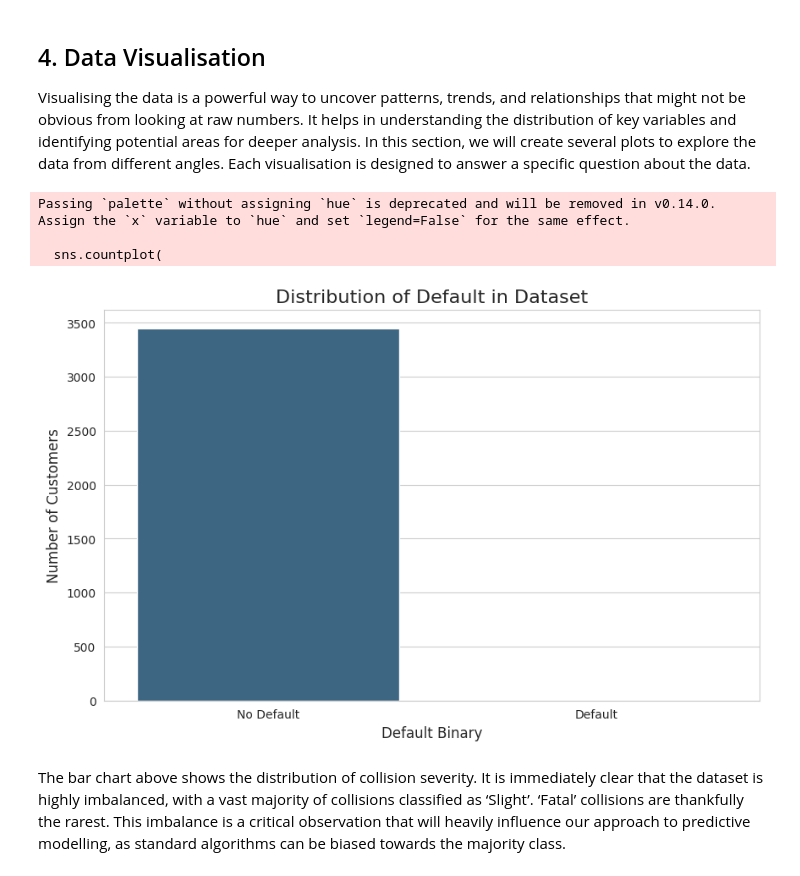
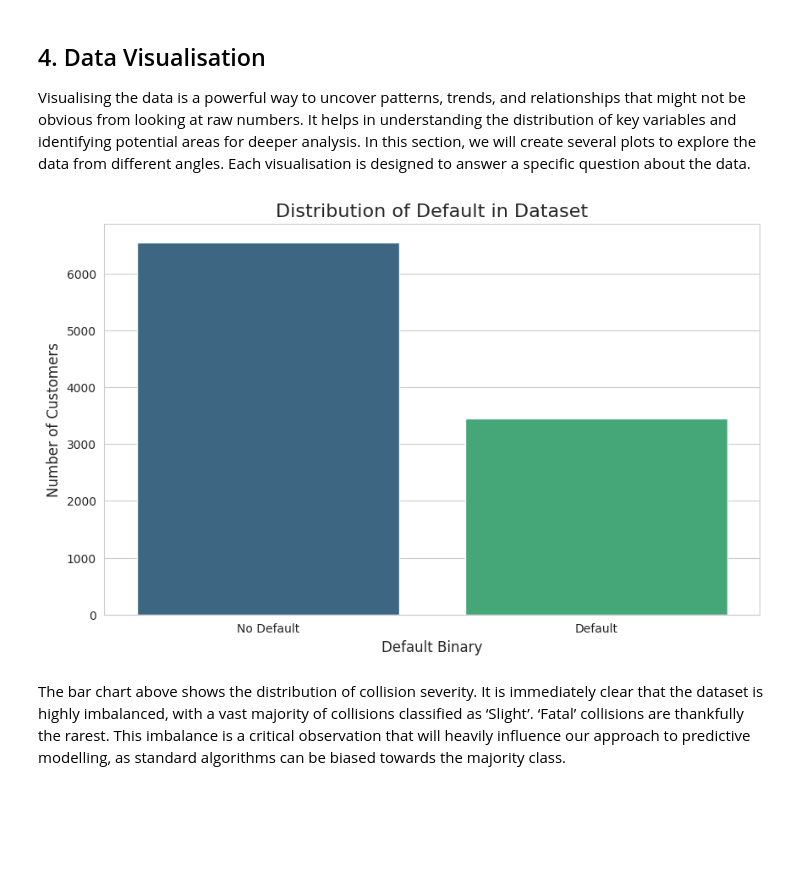
Before and after one commit to Donks9504/Business-Intelligence-and-Data-Mining, a Jupyter notebook: Credit_Card_Analysis.ipynb, the cells around one changed output. Drawn from its saved outputs; the diff is of its cells as text; code cells hidden in the pictures; blank space fills up the shorter version.

Commit message:
Add files via upload
updated defaulted visualisation

```diff
--- a/Credit_Card_Analysis.ipynb
+++ b/Credit_Card_Analysis.ipynb
@@ -229,27 +229,27 @@ potential areas for deeper analysis. In this section, we will create
 several plots to explore the data from different angles. Each
 visualisation is designed to answer a specific question about the data.
 # %%
-# Set the style for the visualisations
-sns.set_style("whitegrid")
-
-# Create a mapping for collision severity to make plots more readable
-default_map = {1: "No Default", 2: "Default"}
+# 1. Update the map (assuming 0=No, 1=Yes)
+default_map = {0: "No Default", 1: "Default"}
 df["default_label"] = df["Defaulted"].map(default_map)
 
-# --- Visualisation 1: Collision Severity Distribution ---
+# 2. Updated Plotting Code
 plt.figure(figsize=(10, 6))
 sns.countplot(
-    x="default_label", data=df, palette="viridis", order=["No Default", "Default"]
+    data=df,
+    x="default_label",
+    hue="default_label", # Fixed the Futurewarding by assigning hue
+    palette="viridis",
+    order=["No Default", "Default"],
+    legend=False
 )
+
 plt.title("Distribution of Default in Dataset", fontsize=16)
 plt.xlabel("Default Binary", fontsize=12)
 plt.ylabel("Number of Customers", fontsize=12)
 plt.show()
 # %% [output]
-Passing `palette` without assigning `hue` is deprecated and will be removed in v0.14.0. Assign the `x` variable to `hue` and set `legend=False` for the same effect.
-
-  sns.countplot(
-[figure, old version]
+[figure, new version]
 # %% [markdown]
 The bar chart above shows the distribution of collision severity. It is
 immediately clear that the dataset is highly imbalanced, with a vast
```
